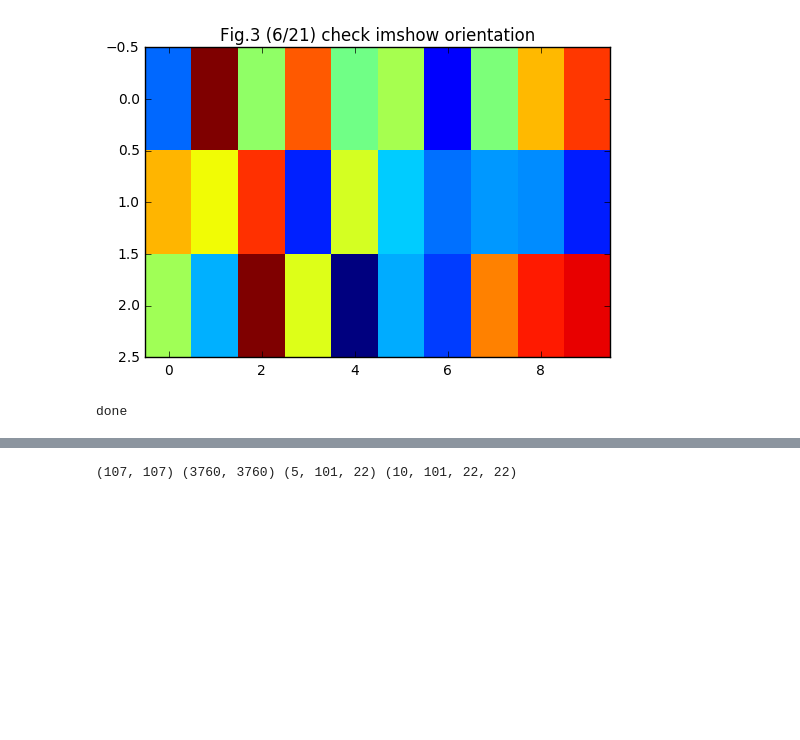
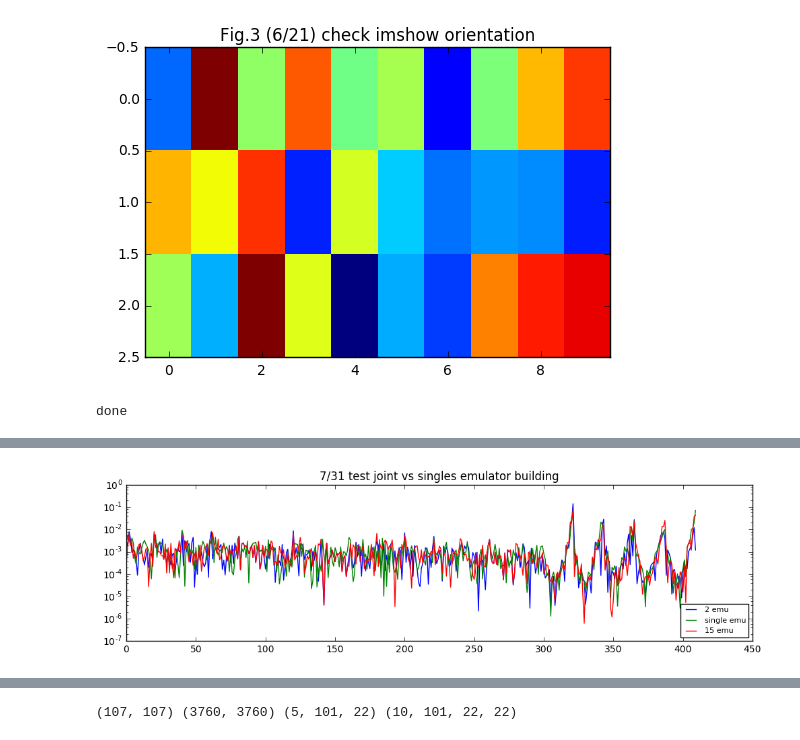
Before and after one commit to liuxx479/PDFs, a Jupyter notebook: likelihood.ipynb, the cells around one changed output, grey strips where cells are left out. Cells and saved outputs as stored; diff of their text form; code cells hidden in the pictures; blank space fills up the shorter version.

```diff
--- a/likelihood.ipynb
+++ b/likelihood.ipynb
@@ -327,8 +327,15 @@ obss = [psIauto_flat[1], psI_flat[1], pdf1dN_flat[1], comb_auto_flat[1],comb_cro
 covIs = [covIpsNauto, covIpsN, covIpdf1dN, covIcomb_auto, covIcomb_cros]
 rDH = [ float((1e4-len(covI)-2.0)/9999.0) for covI in covIs] ##
 
-emulators = [WLanalysis.buildInterpolator(array(istats)[1:], params[1:], function='GP')
-             for istats in [psIauto_flat, psI_flat, pdf1dN_flat, comb_auto_flat,comb_cros_flat]]
+#emulators = [WLanalysis.buildInterpolator(array(istats)[1:], params[1:], function='GP')
+#             for istats in [psIauto_flat, psI_flat, pdf1dN_flat, comb_auto_flat,comb_cros_flat]]
+emusingle = [WLanalysis.buildInterpolator(array(istats)[2:], params[2:], function='GP')
+             for istats in [psIauto_flat, psI_flat,pdf1dN_flat]]
+emucomb_auto = lambda p: concatenate([emusingle[0](p),emusingle[2](p)])
+emucomb_cross = lambda p: concatenate([emusingle[1](p),emusingle[2](p)])
+emulators= emusingle+[emucomb_auto,emucomb_cross]
+emulators_comb=[WLanalysis.buildInterpolator(array(istats)[2:], params[2:], function='GP')
+            for istats in [comb_auto_flat,comb_cros_flat]]
 
 
 #########
@@ -342,3 +355,17 @@ def lnprob(p,jjj):
+# %%
+p=fidu_params
+f,ax=subplots(1,1, figsize=(12,3))
+ax.plot( abs(emucomb_cross(p)/obss[-1]-1),label='2 emu',lw=1)
+ax.plot( abs(emulators_comb[1](p)/obss[-1]-1),label='single emu',lw=1)
+ax.plot( abs(emulator_test(p)/obss[-1]-1),label='15 emu',lw=1)
+ax.plot(zeros(len(obss[-1])),'k-')
+ax.legend(fontsize=8,loc='lower right')
+#ax.set_ylim(-0.01,0.01)
+ax.set_yscale('log')
+ax.set_title('7/31 test joint vs singles emulator building')
+show()
+# %% [output]
+[figure, added]
 # %%
 stats_std = [std(istat,axis=0) for istat in (psNauto_cov, psN_cov, pdf1dN_cov, comb_cov_auto, comb_cov_cros)]
 # for istd in stats_std:
```
Also changed, not shown: parts of 15 cells of this notebook.
